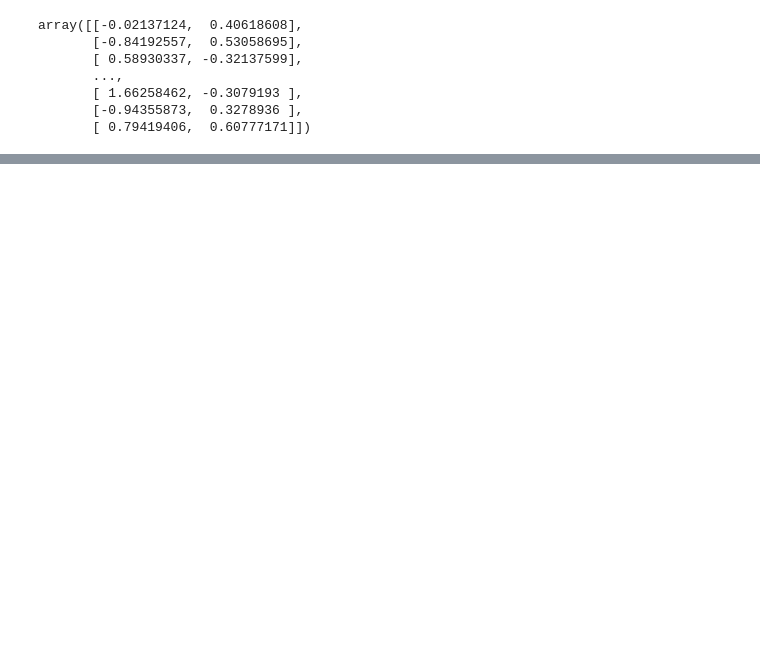
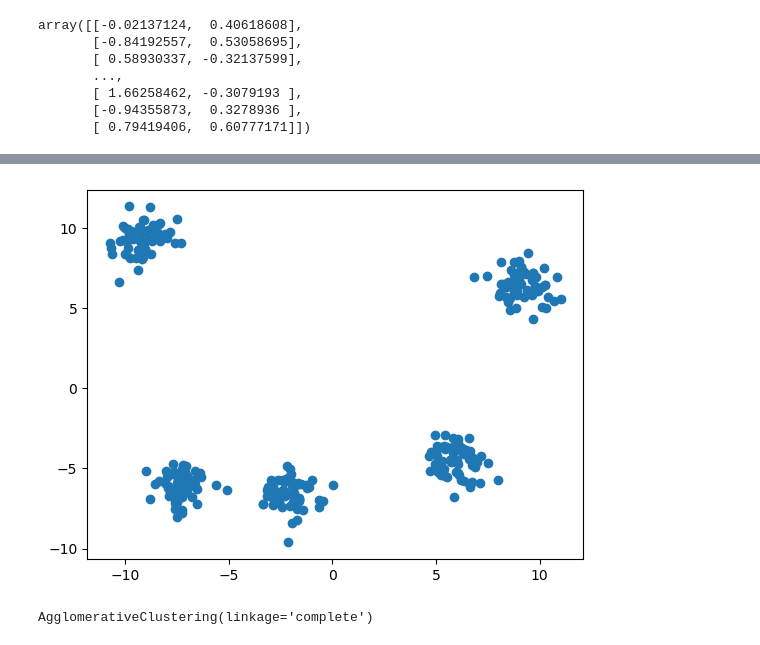
Before and after one commit to StephenSheng1101/DMprac, a Jupyter notebook: practical7/practical7_clustering.ipynb, the cells around one changed output, grey strips where cells are left out. Drawn from its saved outputs; the diff is of its cells as text; code cells hidden in the pictures; blank space fills up the shorter version.

```diff
--- a/practical7/practical7_clustering.ipynb
+++ b/practical7/practical7_clustering.ipynb
@@ -291,0 +291,24 @@ Recursively merges pair of clusters of sample data; uses linkage distance.
+# %%
+X, _ = make_blobs(n_samples=300, centers=5, cluster_std=.8)
+plt.scatter(X[:,0], X[:,1])
+plt.show()
+# %% [output]
+[figure, added]
+# %%
+#n_clusters=5, linkage="complete"
+'''
+metric : str or callable, default=None
+    Metric used to compute the linkage. Can be "euclidean", "l1", "l2",
+    "manhattan", "cosine", or "precomputed". If set to `None` then
+    "euclidean" is used. If linkage is "ward", only "euclidean" is
+    accepted. If "precomputed", a distance matrix is needed as input for
+    the fit method.
+linkage : {'ward', 'complete', 'average', 'single'}, default='ward'
+    Which linkage criterion to use. The linkage criterion determines which
+    distance to use between sets of observation. The algorithm will merge
+    the pairs of cluster that minimize this criterion.
+'''
+agg = AgglomerativeClustering(linkage="complete").fit(X)
+agg
+# %% [output]
+AgglomerativeClustering(linkage='complete')
```
Also changed, not shown: parts of 11 cells of this notebook.
